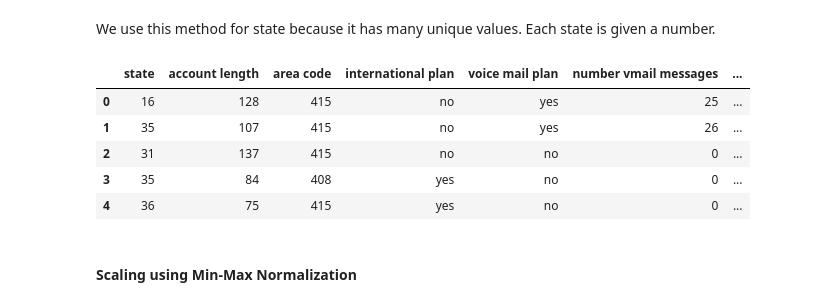
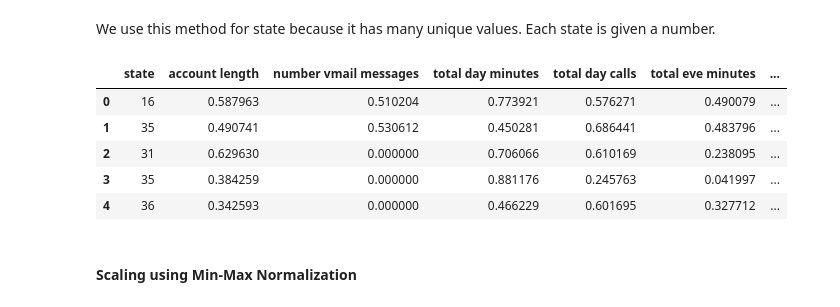
Before and after one commit to 101Prudencia-py/Churn-Analysis, a Jupyter notebook: Untitled.ipynb, the cells around one changed output. Cells and saved outputs as stored; diff of their text form; code cells hidden in the pictures.

```diff
--- a/Untitled.ipynb
+++ b/Untitled.ipynb
@@ -650,16 +650,16 @@ df_new = df_new.drop(['area code', 'international plan', 'voice mail plan'], axi
 We use this method for state because it has many unique values. Each state is given a number.
 # %%
 label = LabelEncoder()
-label.fit(df['state'])
-df['state'] = label.transform(df['state'])
-df.head()
+label.fit(df_new['state'])
+df_new['state'] = label.transform(df_new['state'])
+df_new.head()
 # %% [output]
-|  | state | account length | area code | international plan | voice mail plan | number vmail messages | ... |
-| 0 | 16 | 128 | 415 | no | yes | 25 | ... |
-| 1 | 35 | 107 | 415 | no | yes | 26 | ... |
-| 2 | 31 | 137 | 415 | no | no | 0 | ... |
-| 3 | 35 | 84 | 408 | yes | no | 0 | ... |
-| 4 | 36 | 75 | 415 | yes | no | 0 | ... |
+|  | state | account length | number vmail messages | total day minutes | total day calls | total eve minutes | ... |
+| 0 | 16 | 0.587963 | 0.510204 | 0.773921 | 0.576271 | 0.490079 | ... |
+| 1 | 35 | 0.490741 | 0.530612 | 0.450281 | 0.686441 | 0.483796 | ... |
+| 2 | 31 | 0.629630 | 0.000000 | 0.706066 | 0.610169 | 0.238095 | ... |
+| 3 | 35 | 0.384259 | 0.000000 | 0.881176 | 0.245763 | 0.041997 | ... |
+| 4 | 36 | 0.342593 | 0.000000 | 0.466229 | 0.601695 | 0.327712 | ... |
 # %% [markdown]
 #### Scaling using Min-Max Normalization
 # %% [markdown]
```
Also changed, not shown: parts of 9 cells of this notebook.
